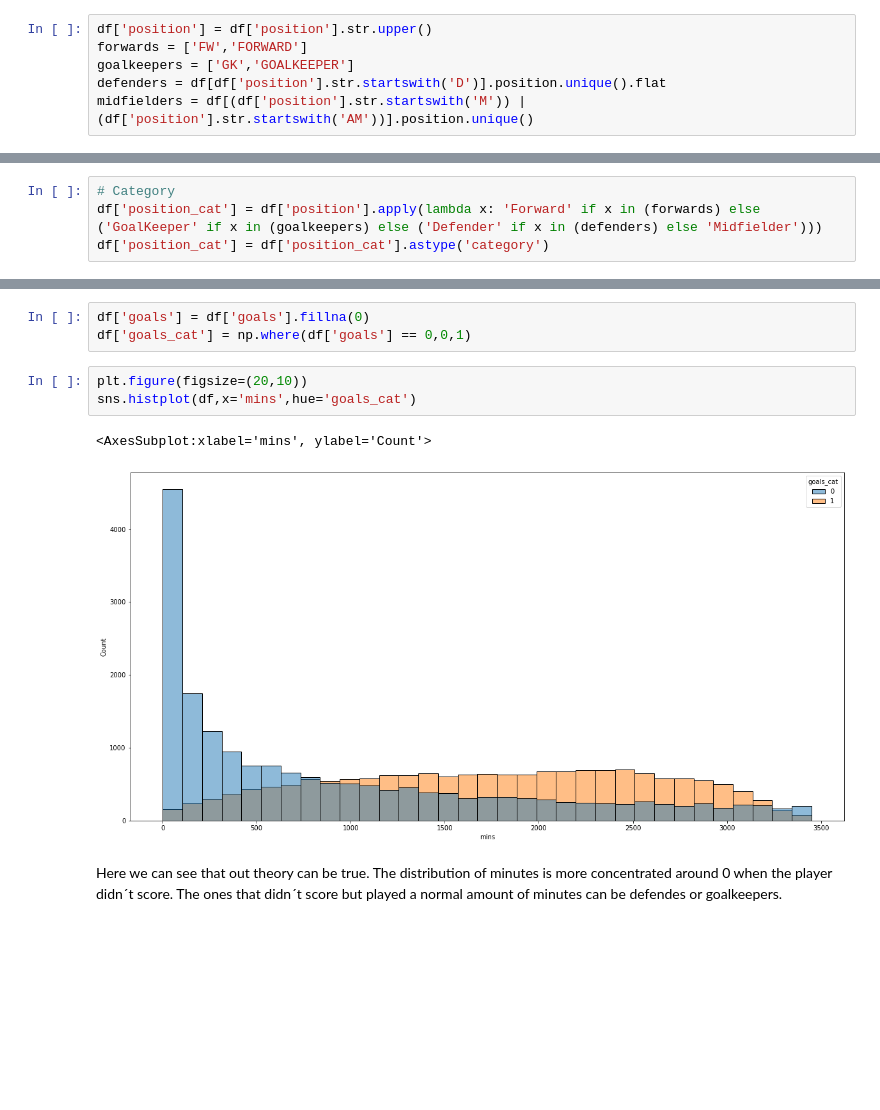
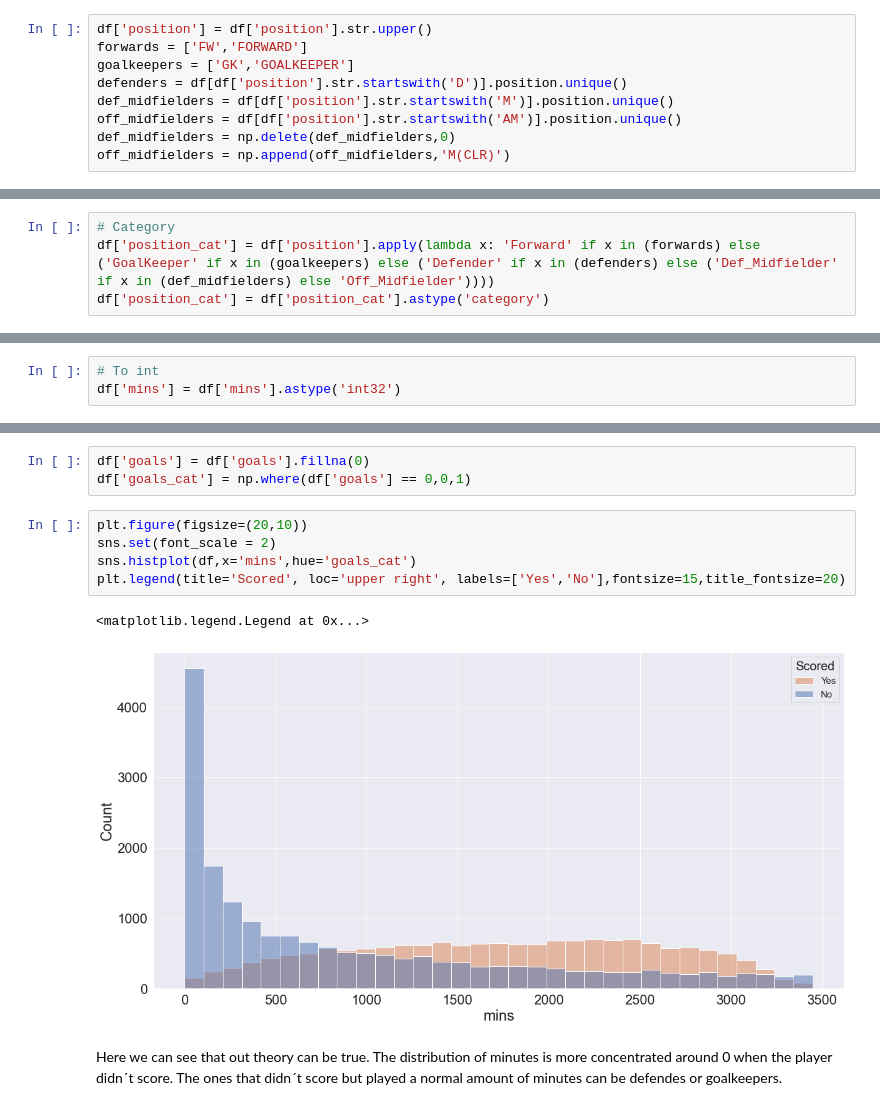
Before and after one commit to javivaleiras/football_churn, a Jupyter notebook: eda/EDA.ipynb, the cells around one changed output, grey strips where cells are left out. Saved outputs shown, nothing was run; the diff lists cells and outputs as text; blank space fills up the shorter version.

```diff
--- a/eda/EDA.ipynb
+++ b/eda/EDA.ipynb
@@ -102,8 +102,11 @@ We will group the positions in 4 groups, goalkeepers, defenders, midfielders and
 df['position'] = df['position'].str.upper()
 forwards = ['FW','FORWARD']
 goalkeepers = ['GK','GOALKEEPER']
-defenders = df[df['position'].str.startswith('D')].position.unique().flat
-midfielders = df[(df['position'].str.startswith('M')) | (df['position'].str.startswith('AM'))].position.unique()
+defenders = df[df['position'].str.startswith('D')].position.unique()
+def_midfielders = df[df['position'].str.startswith('M')].position.unique()
+off_midfielders = df[df['position'].str.startswith('AM')].position.unique()
+def_midfielders = np.delete(def_midfielders,0)
+off_midfielders = np.append(off_midfielders,'M(CLR)')
 # %%
 # Check if there are not duplicities
 print(len(df.position.unique()))
@@ -113,7 +116,7 @@ print(len(forwards)+len(goalkeepers)+len(defenders)+len(midfielders))
 28
 # %%
 # Category
-df['position_cat'] = df['position'].apply(lambda x: 'Forward' if x in (forwards) else ('GoalKeeper' if x in (goalkeepers) else ('Defender' if x in (defenders) else 'Midfielder')))
+df['position_cat'] = df['position'].apply(lambda x: 'Forward' if x in (forwards) else ('GoalKeeper' if x in (goalkeepers) else ('Defender' if x in (defenders) else ('Def_Midfielder' if x in (def_midfielders) else 'Off_Midfielder'))))
 df['position_cat'] = df['position_cat'].astype('category')
 # %%
 # To category
@@ -139,6 +142,9 @@ for x in to_float:
     df[x] = df[x].astype("float32")
 
 df['rating'] = df['rating'].astype('float32')
+# %%
+# To int
+df['mins'] = df['mins'].astype('int32')
 # %%
 df.info()
 # %% [output]
@@ -204,9 +210,11 @@ df['goals'] = df['goals'].fillna(0)
 df['goals_cat'] = np.where(df['goals'] == 0,0,1)
 # %%
 plt.figure(figsize=(20,10))
+sns.set(font_scale = 2)
 sns.histplot(df,x='mins',hue='goals_cat')
+plt.legend(title='Scored', loc='upper right', labels=['Yes','No'],fontsize=15,title_fontsize=20)
 # %% [output]
-<AxesSubplot:xlabel='mins', ylabel='Count'>
+<matplotlib.legend.Legend at 0x...>
-[figure, old version]
+[figure, new version]
 # %% [markdown]
 Here we can see that out theory can be true. The distribution of minutes is more concentrated around 0 when the player didn´t score. The ones that didn´t score but played a normal amount of minutes can be defendes or goalkeepers.
```
Also changed, not shown: parts of 22 cells of this notebook.
